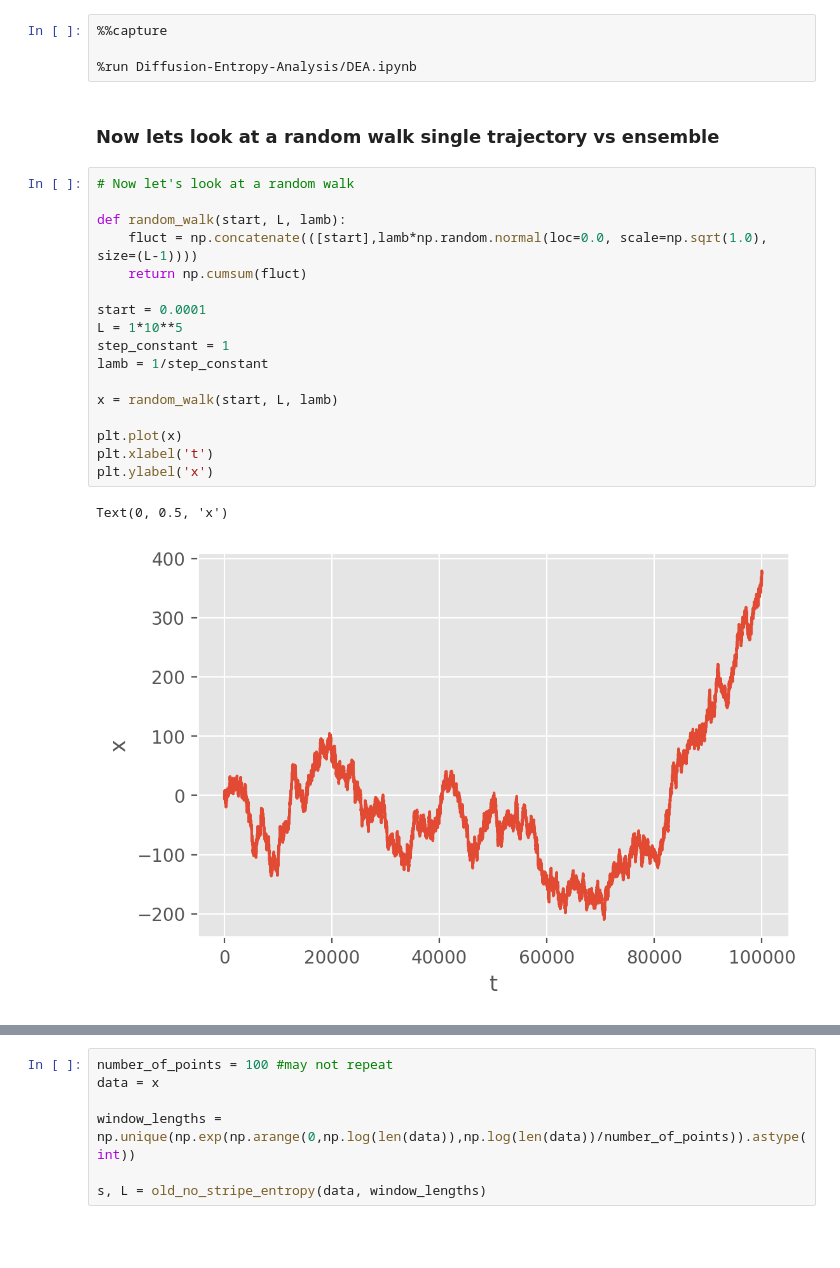
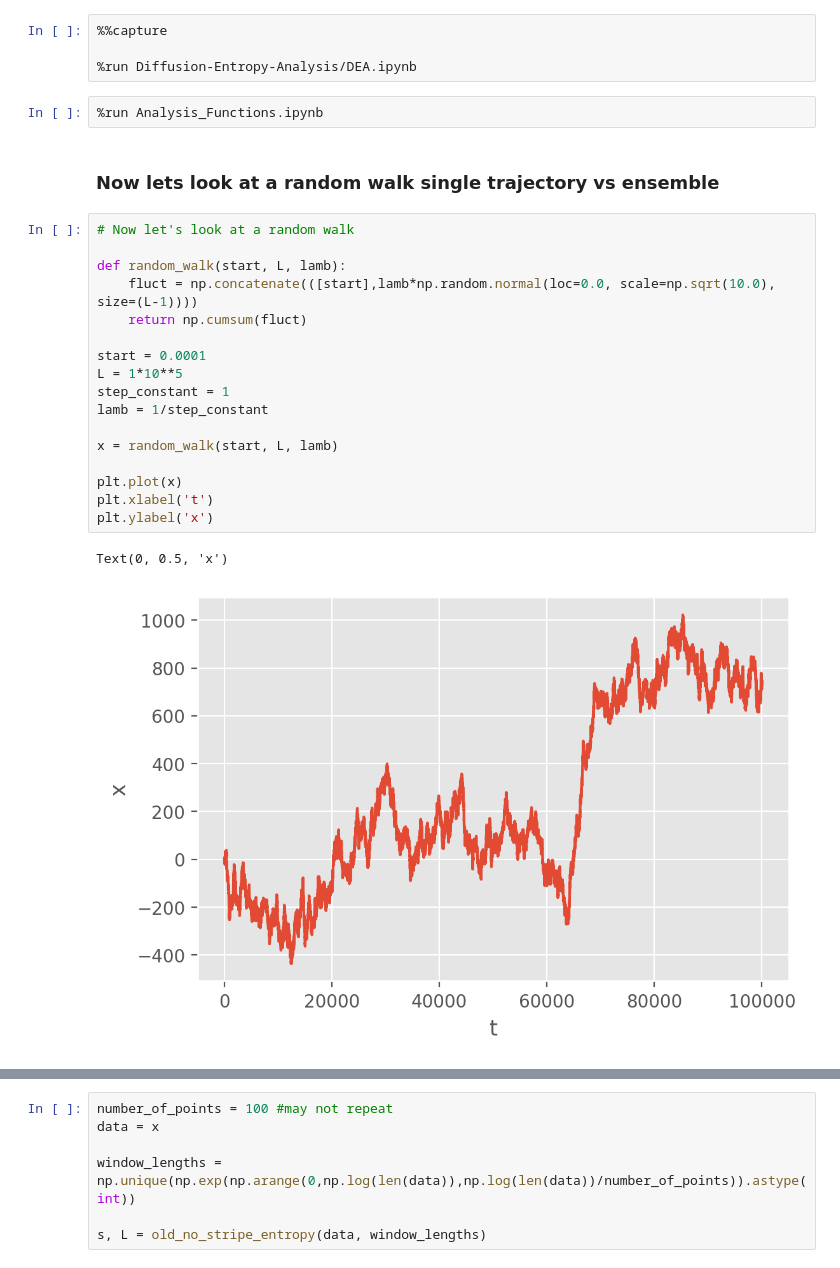
Before and after one commit to JacobBaxley/LogisticWork, a Jupyter notebook: Ensemble_Test.ipynb, the cells around one changed output, grey strips where cells are left out. Saved outputs shown, nothing was run; the diff lists cells and outputs as text; blank space fills up the shorter version.

```diff
--- a/Ensemble_Test.ipynb
+++ b/Ensemble_Test.ipynb
@@ -25,25 +25,27 @@ plt.style.use('ggplot')  # Set plot style
 %%capture
 
 %run Diffusion-Entropy-Analysis/DEA.ipynb
+# %%
+%run Analysis_Functions.ipynb
 # %% [markdown]
 ### Now lets look at a random walk single trajectory vs ensemble
 # %%
 # Now let's look at a random walk
 
 def random_walk(start, L, lamb):
-    fluct = np.concatenate(([start],lamb*np.random.normal(loc=0.0, scale=np.sqrt(1.0), size=(L-1))))
+    fluct = np.concatenate(([start],lamb*np.random.normal(loc=0.0, scale=np.sqrt(10.0), size=(L-1))))
     return np.cumsum(fluct)
 
 start = 0.0001
 L = 1*10**5
 step_constant = 1
 lamb = 1/step_constant
 
 x = random_walk(start, L, lamb)
 
 plt.plot(x)
 plt.xlabel('t')
 plt.ylabel('x')
 # %% [output]
 Text(0, 0.5, 'x')
-[figure, old version]
+[figure, new version]
```
Also changed, not shown: parts of 41 cells of this notebook.
